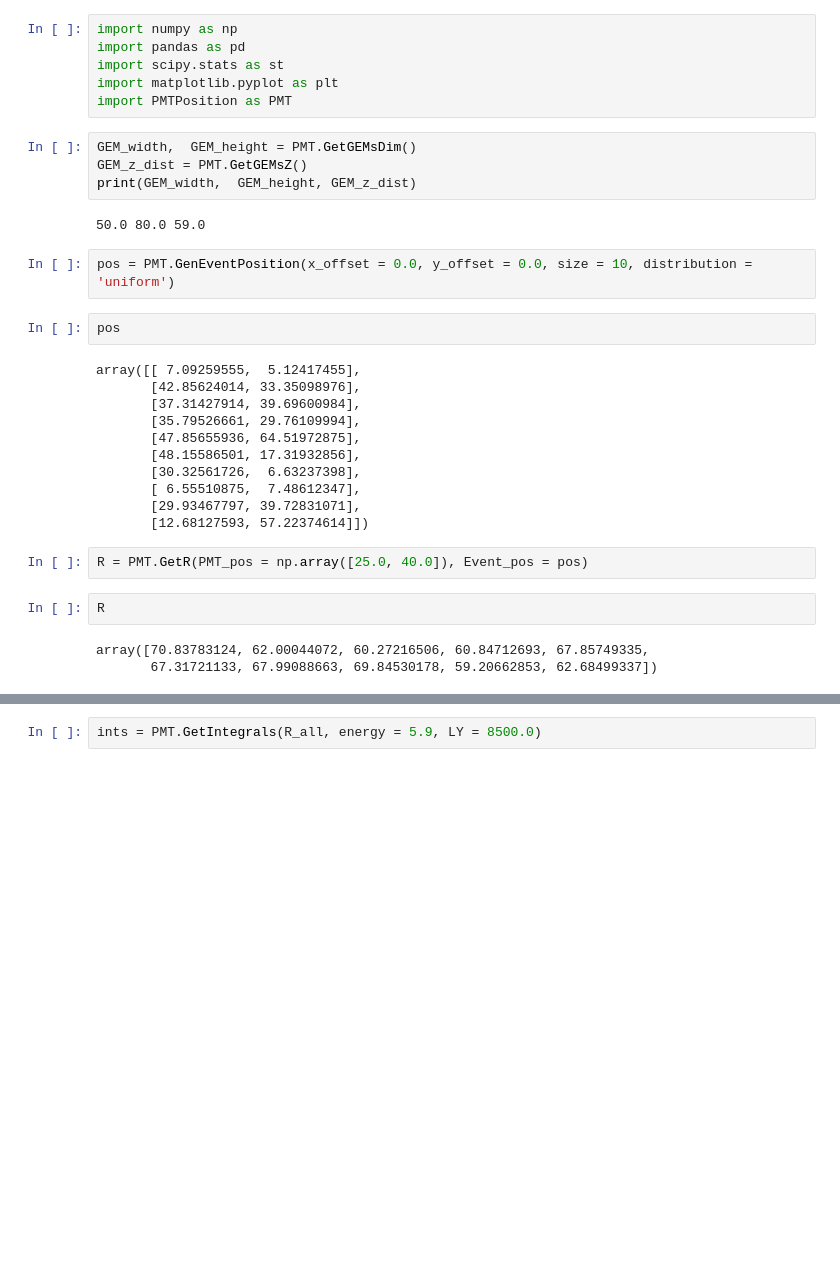
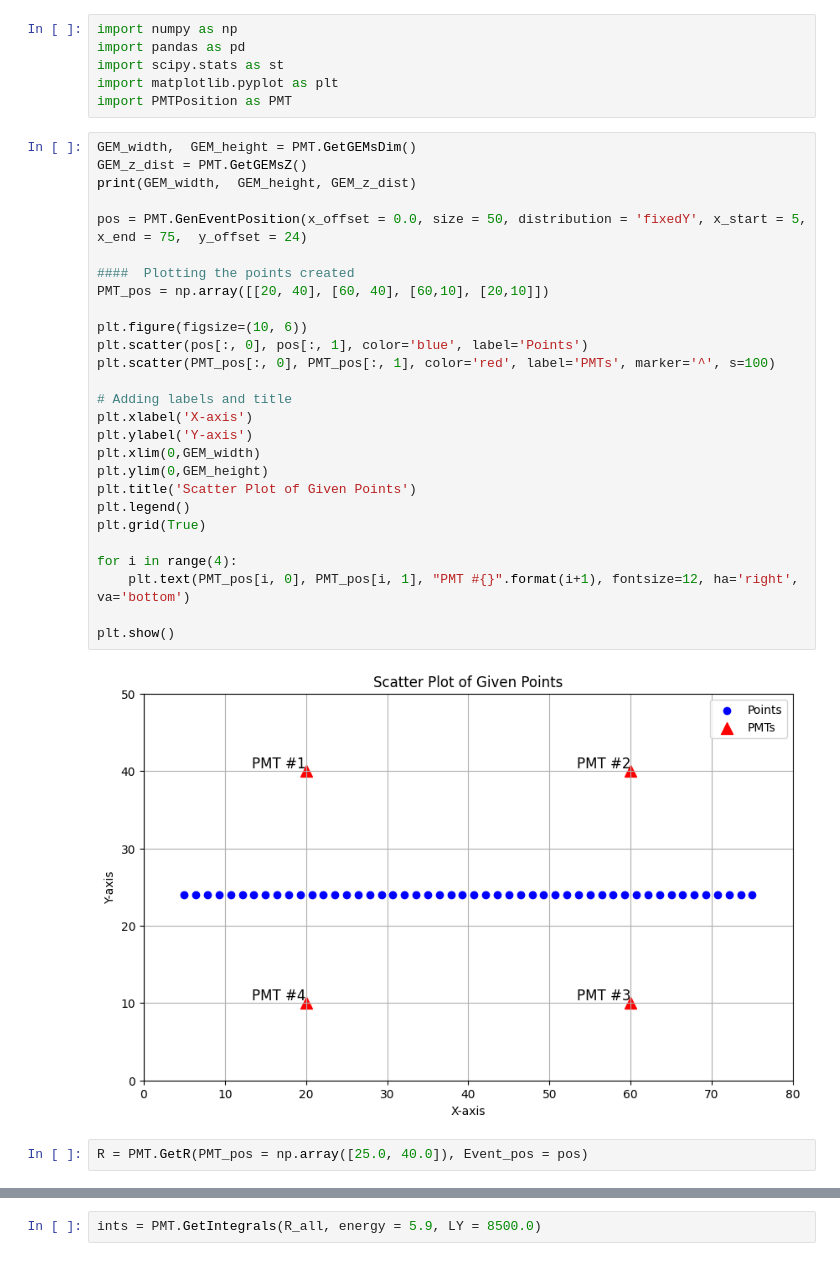
Before and after one commit to piacent/PMTPosition, a Jupyter notebook: jupyter_david.ipynb, the cells around one changed output, grey strips where cells are left out. Cells and saved outputs as stored; diff of their text form; blank space fills up the shorter version.

Commit message:
First tests with pmt_positions

```diff
--- a/jupyter_david.ipynb
+++ b/jupyter_david.ipynb
@@ -4,31 +4,34 @@ import pandas as pd
 import scipy.stats as st
 import matplotlib.pyplot as plt
 import PMTPosition as PMT
-# %%
-GEM_width,  GEM_height = PMT.GetGEMsDim()
-GEM_z_dist = PMT.GetGEMsZ()
-print(GEM_width,  GEM_height, GEM_z_dist)
-# %% [output]
-50.0 80.0 59.0
-# %%
-pos = PMT.GenEventPosition(x_offset = 0.0, y_offset = 0.0, size = 10, distribution = 'uniform')
-# %%
-pos
-# %% [output]
-array([[ 7.09259555,  5.12417455],
-       [42.85624014, 33.35098976],
-       [37.31427914, 39.69600984],
-       [35.79526661, 29.76109994],
-       [47.85655936, 64.51972875],
-       [48.15586501, 17.31932856],
-       [30.32561726,  6.63237398],
-       [ 6.55510875,  7.48612347],
-       [29.93467797, 39.72831071],
-       [12.68127593, 57.22374614]])
+# %%
+GEM_width,  GEM_height = PMT.GetGEMsDim()
+GEM_z_dist = PMT.GetGEMsZ()
+print(GEM_width,  GEM_height, GEM_z_dist)
+
+pos = PMT.GenEventPosition(x_offset = 0.0, size = 50, distribution = 'fixedY', x_start = 5, x_end = 75,  y_offset = 24)
+
+####  Plotting the points created
+PMT_pos = np.array([[20, 40], [60, 40], [60,10], [20,10]])
+
+plt.figure(figsize=(10, 6))
+plt.scatter(pos[:, 0], pos[:, 1], color='blue', label='Points')
+plt.scatter(PMT_pos[:, 0], PMT_pos[:, 1], color='red', label='PMTs', marker='^', s=100)
+
+# Adding labels and title
+plt.xlabel('X-axis')
+plt.ylabel('Y-axis')
+plt.xlim(0,GEM_width)
+plt.ylim(0,GEM_height)
+plt.title('Scatter Plot of Given Points')
+plt.legend()
+plt.grid(True)
+
+for i in range(4):
+    plt.text(PMT_pos[i, 0], PMT_pos[i, 1], "PMT #{}".format(i+1), fontsize=12, ha='right', va='bottom')
+
+plt.show()
+# %% [output]
+[figure, added]
 # %%
 R = PMT.GetR(PMT_pos = np.array([25.0, 40.0]), Event_pos = pos)
-# %%
-R
-# %% [output]
-array([70.83783124, 62.00044072, 60.27216506, 60.84712693, 67.85749335,
-       67.31721133, 67.99088663, 69.84530178, 59.20662853, 62.68499337])
```
Also changed, not shown: parts of 11 cells of this notebook.
